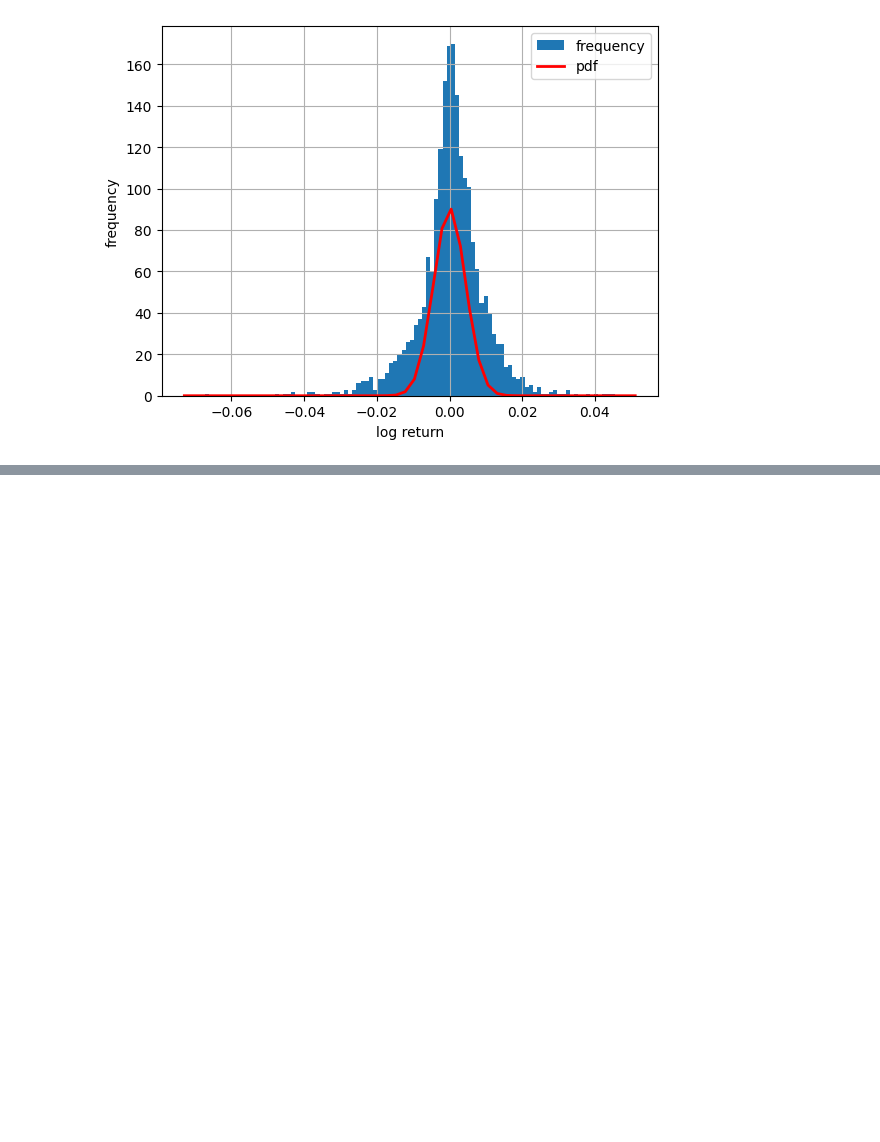
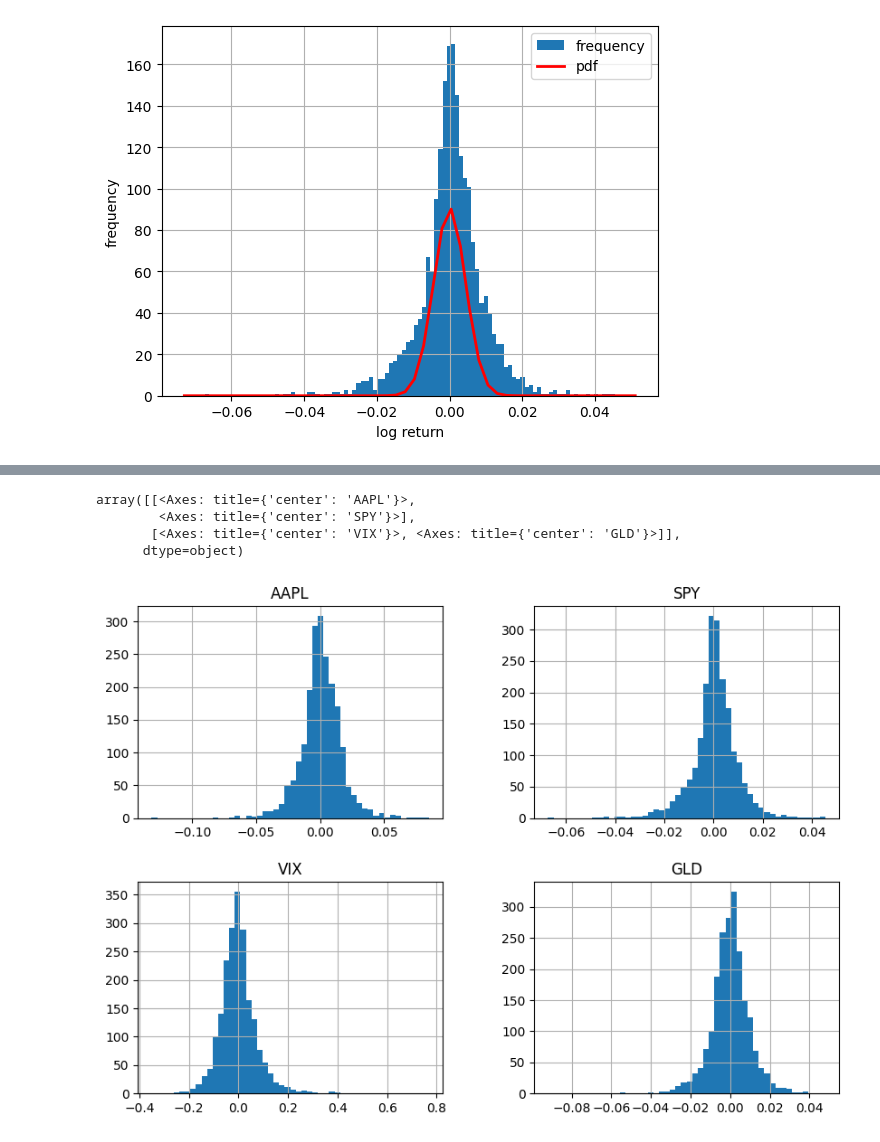
Before and after one commit to HyunsungRyu/AI_TimeSeries, a Jupyter notebook: return_TS.ipynb, the cells around one changed output, grey strips where cells are left out. Cells and saved outputs as stored; diff of their text form; code cells hidden in the pictures; blank space fills up the shorter version.

```diff
--- a/return_TS.ipynb
+++ b/return_TS.ipynb
@@ -176,0 +210,9 @@ plt.legend()
+# %%
+log_returns = rets[["AAPL", "SPY", "VIX", "GLD"]]
+log_returns.hist(bins=50, figsize=(10, 7))
+# %% [output]
+array([[<Axes: title={'center': 'AAPL'}>,
+        <Axes: title={'center': 'SPY'}>],
+       [<Axes: title={'center': 'VIX'}>, <Axes: title={'center': 'GLD'}>]],
+      dtype=object)
+[figure, added]
```
Also changed, not shown: parts of 5 cells of this notebook.
